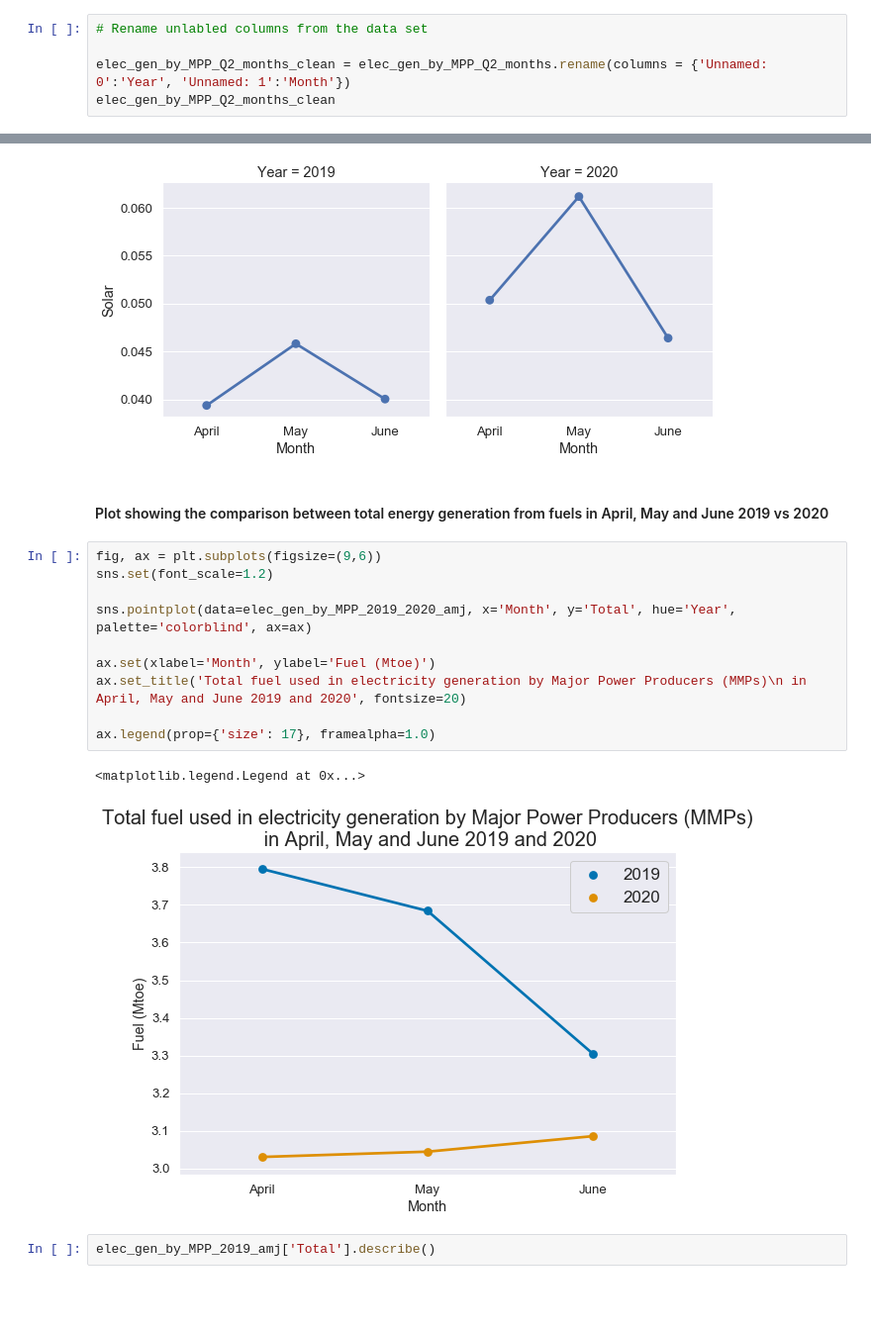
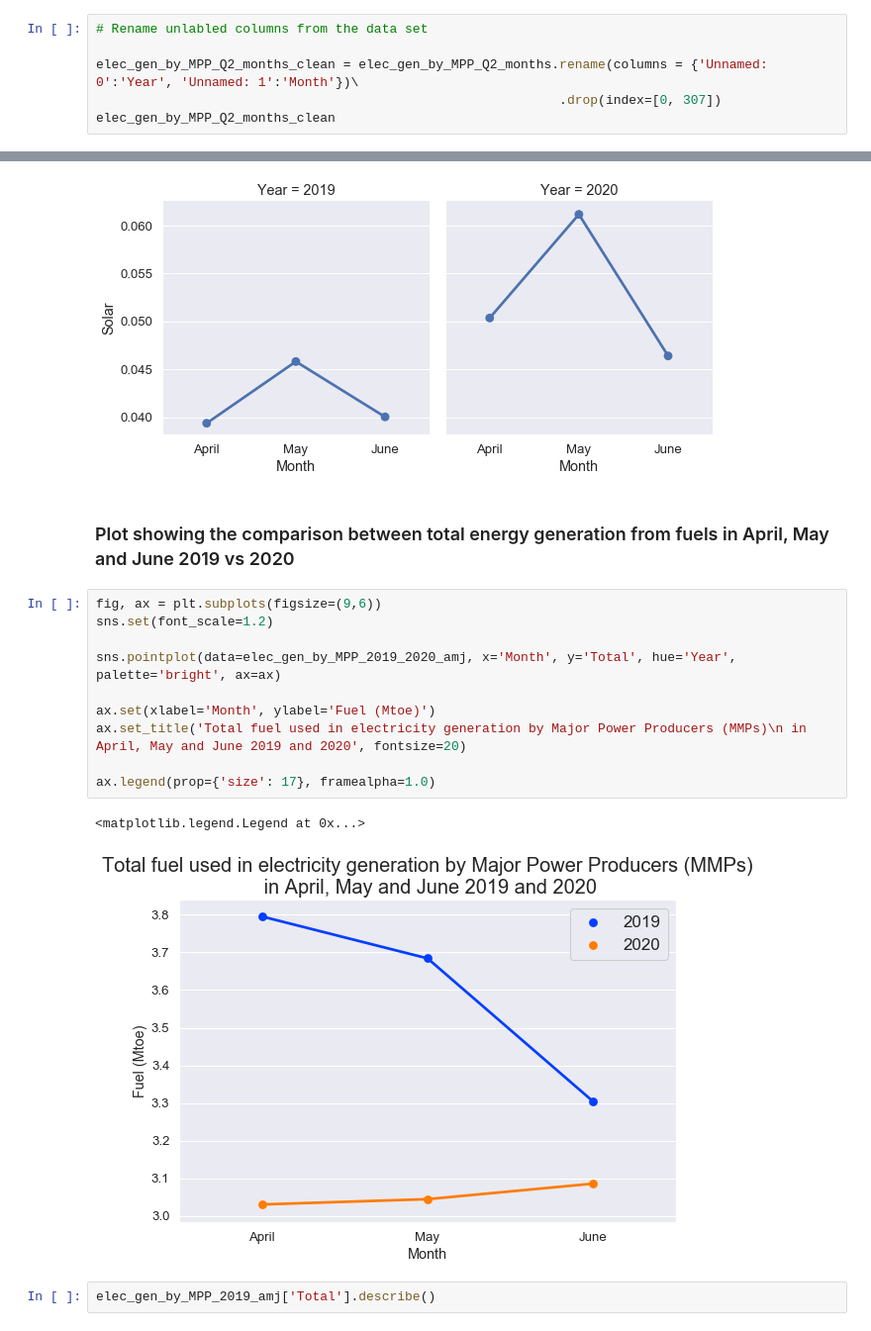
Before and after one commit to abbielms/Big_Data_Challenge_2020, a Jupyter notebook: Big_Data_Challenge_2020.ipynb, the cells around one changed output, grey strips where cells are left out. Shown: that part at 99% size. Drawn from its saved outputs; the diff is of its cells as text; blank space fills up the shorter version.

Commit message:
Add graph of 2019-2020 montly changes in fuel usage for Q3

```diff
--- a/Big_Data_Challenge_2020.ipynb
+++ b/Big_Data_Challenge_2020.ipynb
@@ -56,7 +56,8 @@ elec_gen_by_MPP_Q2_months
 # %%
 # Rename unlabled columns from the data set
 
-elec_gen_by_MPP_Q2_months_clean = elec_gen_by_MPP_Q2_months.rename(columns = {'Unnamed: 0':'Year', 'Unnamed: 1':'Month'})
+elec_gen_by_MPP_Q2_months_clean = elec_gen_by_MPP_Q2_months.rename(columns = {'Unnamed: 0':'Year', 'Unnamed: 1':'Month'})\
+                                                            .drop(index=[0, 307])
 elec_gen_by_MPP_Q2_months_clean
 # %% [output]
 |  | Year | Month | Total | Coal | Oil | Gas | Nuclear | Hydro | Wind | Bioenergy | Solar |
@@ -128,20 +129,20 @@ for col in elec_gen_by_MPP_2019_2020_amj.columns[3:]:
 [figure]
 [figure]
 # %% [markdown]
-#### Plot showing the comparison between total energy generation from fuels in April, May and June 2019 vs 2020
+### Plot showing the comparison between total energy generation from fuels in April, May and June 2019 vs 2020
 # %%
 fig, ax = plt.subplots(figsize=(9,6))
 sns.set(font_scale=1.2)
 
-sns.pointplot(data=elec_gen_by_MPP_2019_2020_amj, x='Month', y='Total', hue='Year', palette='colorblind', ax=ax)
+sns.pointplot(data=elec_gen_by_MPP_2019_2020_amj, x='Month', y='Total', hue='Year', palette='bright', ax=ax)
 
 ax.set(xlabel='Month', ylabel='Fuel (Mtoe)')
 ax.set_title('Total fuel used in electricity generation by Major Power Producers (MMPs)\n in April, May and June 2019 and 2020', fontsize=20)
 
 ax.legend(prop={'size': 17}, framealpha=1.0)
 # %% [output]
 <matplotlib.legend.Legend at 0x...>
-[figure, old version]
+[figure, new version]
 # %%
 elec_gen_by_MPP_2019_amj['Total'].describe()
 # %% [output]
```
Also changed, not shown: parts of 10 cells of this notebook.
